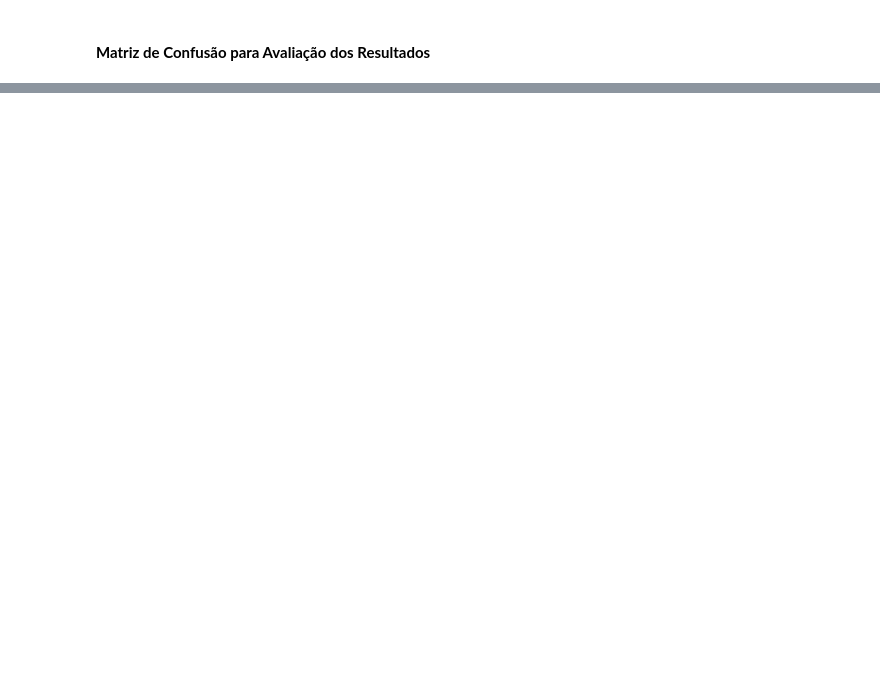
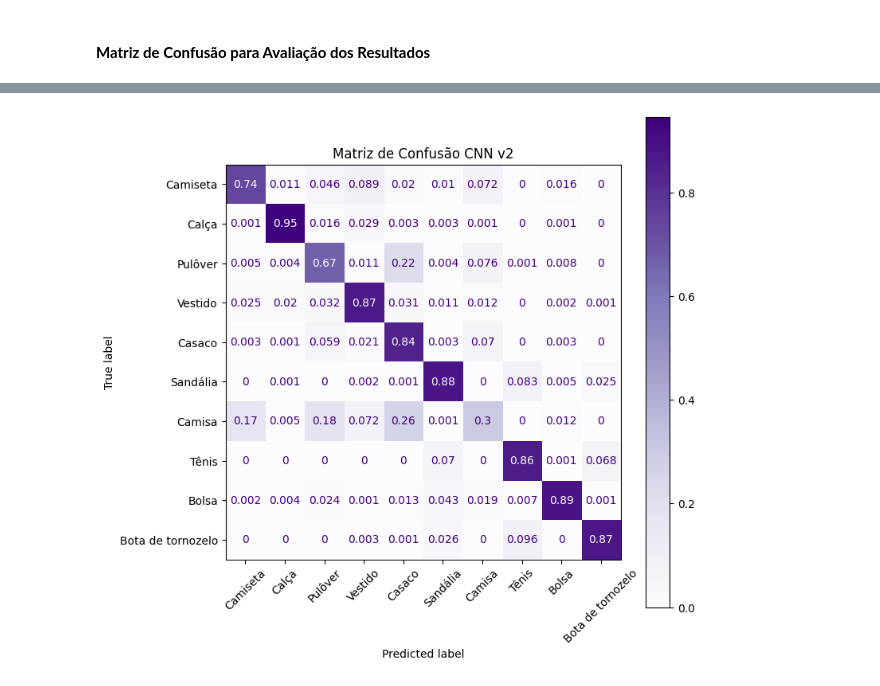
Before and after one commit to anycarolinys/projeto_visao_computacional, a Jupyter notebook: visao_computacional.ipynb, the cells around one changed output, grey strips where cells are left out. Saved outputs shown, nothing was run; the diff lists cells and outputs as text; code cells hidden in the pictures; blank space fills up the shorter version.

```diff
--- a/visao_computacional.ipynb
+++ b/visao_computacional.ipynb
@@ -892,7 +897,7 @@ plt.show()
 #### **Matriz de Confusão para Avaliação dos Resultados**
 # %%
 classifier = estimator(cnn_modelv2, class_names)
-figsize = (9,9)
+figsize = (8,8)
 ConfusionMatrixDisplay.from_estimator(classifier,x_test_cnn,Y_test,
                                       cmap = 'Purples',
                                       normalize='true',
@@ -901,3 +906,4 @@ ConfusionMatrixDisplay.from_estimator(classifier,x_test_cnn,Y_test,
                                       xticks_rotation=45)
 plt.title('Matriz de Confusão CNN v2')
 plt.show()
+# %% [output]
@@ -903,0 +911 @@ plt.show()
+[figure, added]
```
Also changed, not shown: parts of 6 cells of this notebook.
